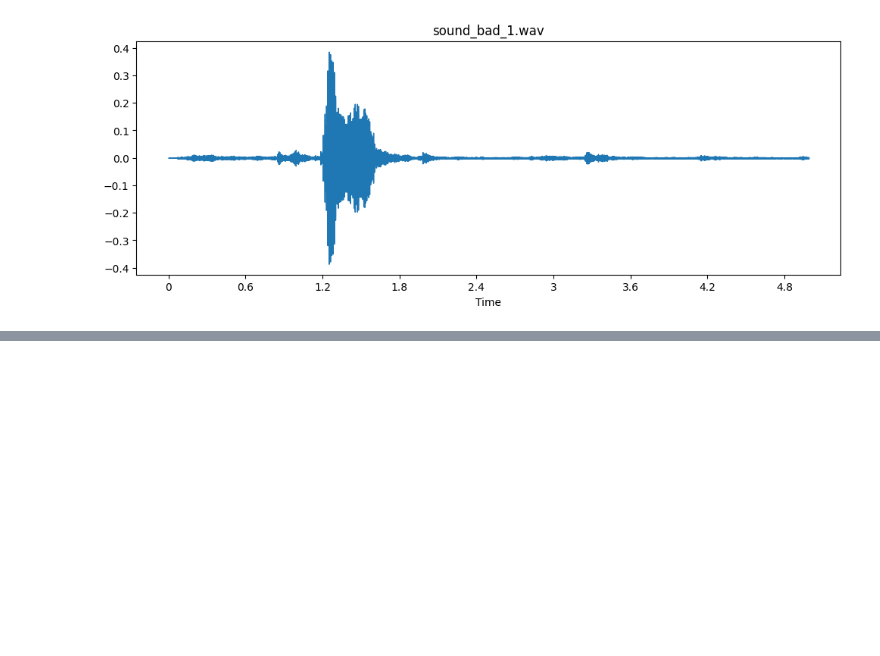
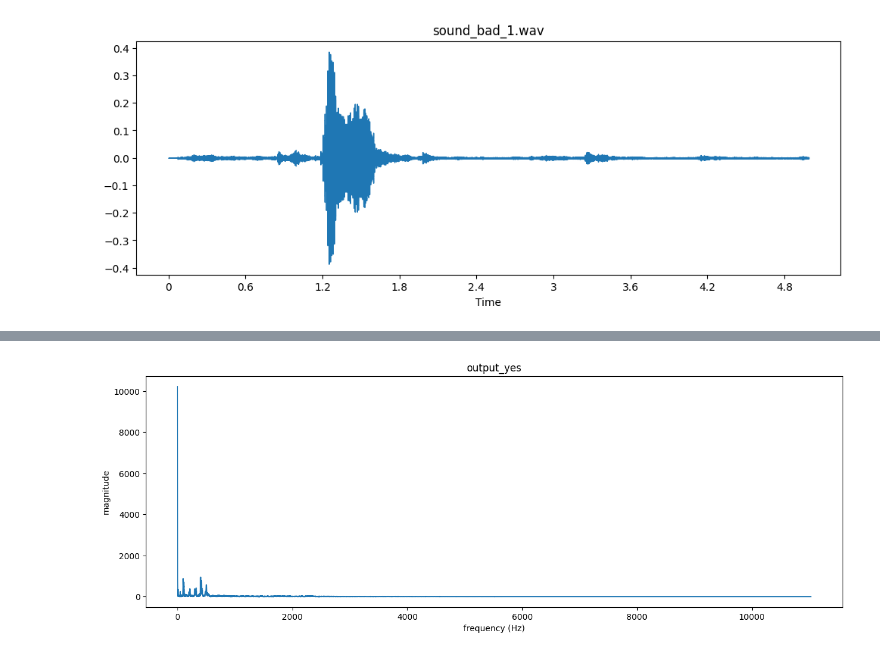
Before and after one commit to addinedu-amr/deeplearning-repo-1, a Jupyter notebook: NLP/mfcc_random_forest.ipynb, the cells around one changed output, grey strips where cells are left out. Drawn from its saved outputs; the diff is of its cells as text; code cells hidden in the pictures; blank space fills up the shorter version.

```diff
--- a/NLP/mfcc_random_forest.ipynb
+++ b/NLP/mfcc_random_forest.ipynb
@@ -507,0 +533,5 @@ draw_sound('./output.wav')
+# %%
+plot_magnitude_spectrum(y, "output_yes", sr, 0.5)
+# 0.5값을 줘서 대칭되는 것 중 전면부만 사용
+# %% [output]
+[figure, added]
```
Also changed, not shown: parts of 14 cells of this notebook.
